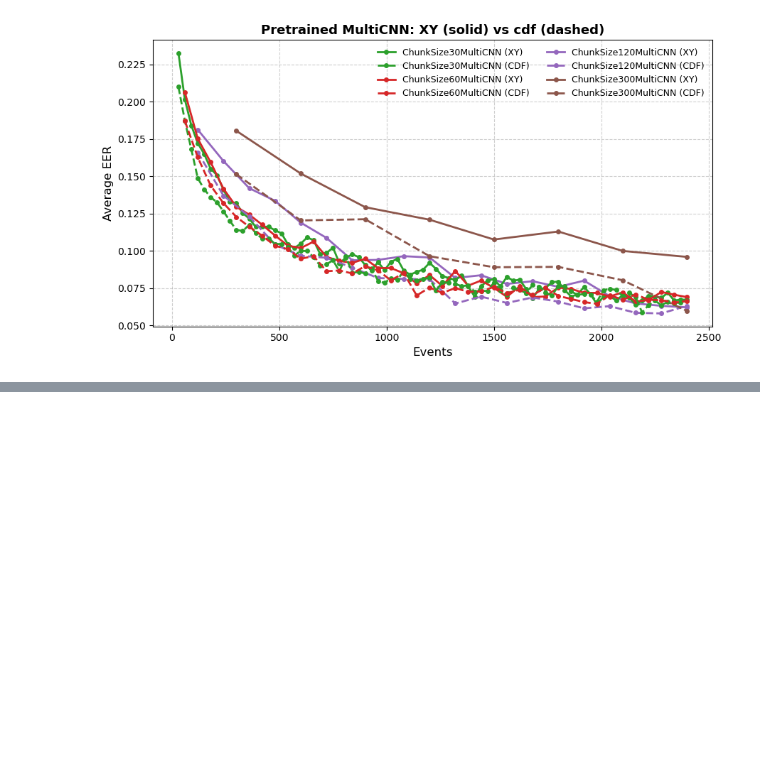
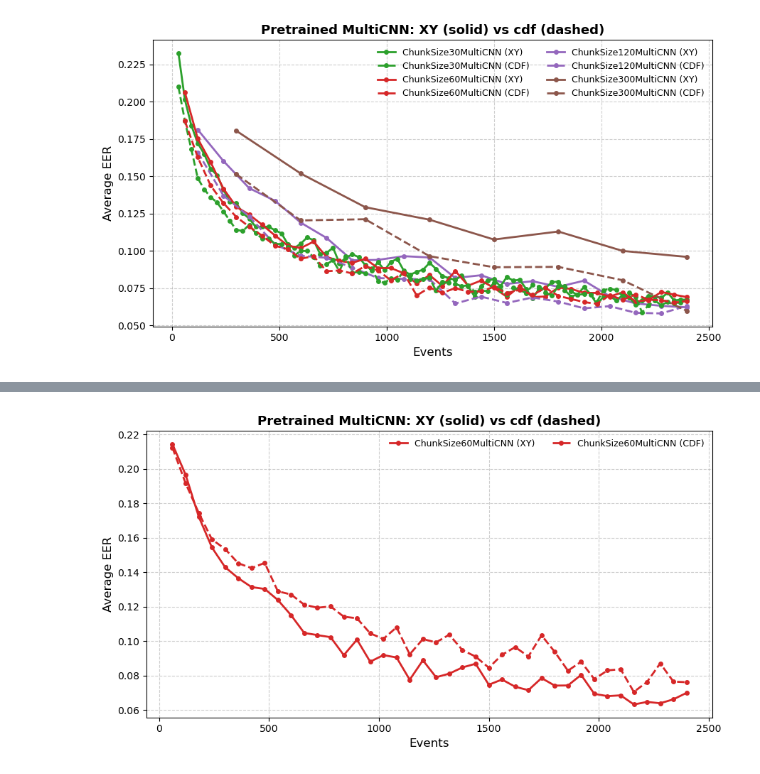
Before and after one commit to S-lijun/Mouse_Dynamics, a Jupyter notebook: Results_New.ipynb, the cells around one changed output, grey strips where cells are left out. Saved outputs shown, nothing was run; the diff lists cells and outputs as text; code cells hidden in the pictures; blank space fills up the shorter version.

```diff
--- a/Results_New.ipynb
+++ b/Results_New.ipynb
@@ -474,0 +474,9 @@ df
+# %%
+plot_chunk_xy_cdf_curves(
+    xy_dir="Visualization/ScratchVsPretrained/XYPlot",
+    cdf_dir="Visualization/ScratchVsPretrained/cdf",
+    title="Pretrained MultiCNN: XY (solid) vs cdf (dashed)",
+    max_event=2400
+)
+# %% [output]
+[figure, added]
```
Also changed, not shown: parts of 1 cell of this notebook, 3 other files.
